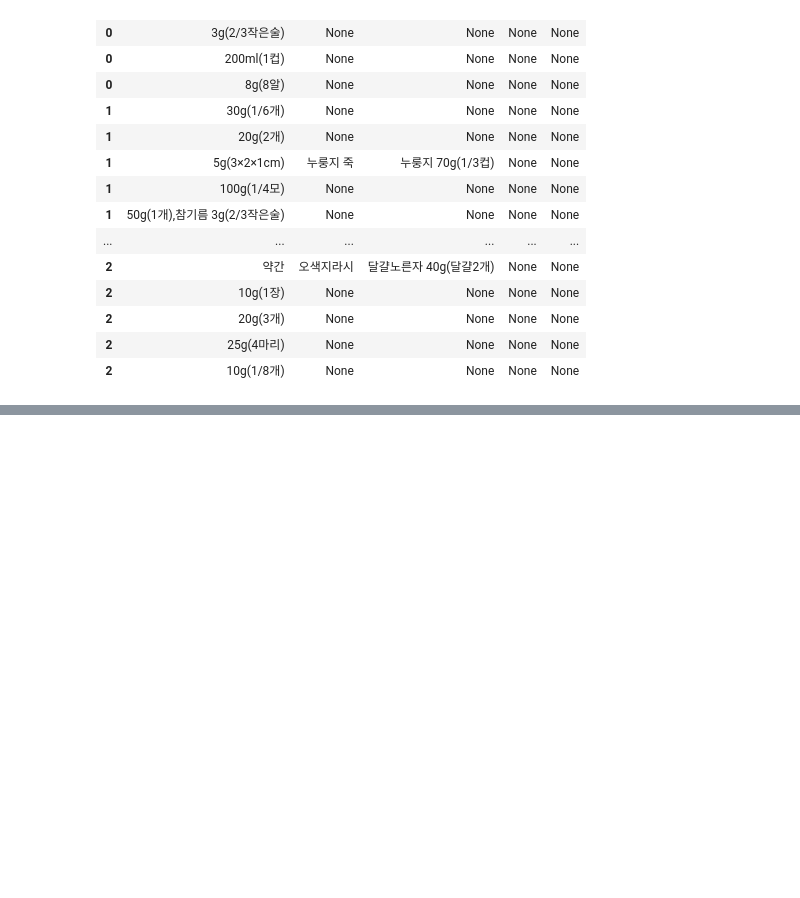
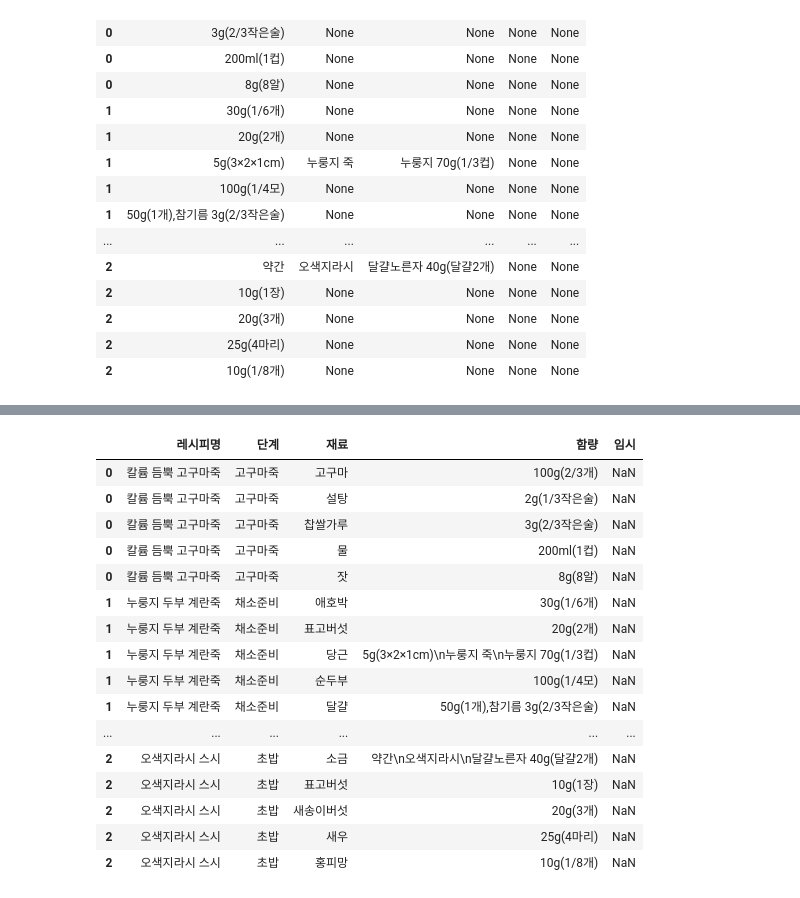
Before and after one commit to SeolahPark/python, a Jupyter notebook: 15.work/ojt.ipynb, the cells around one changed output, grey strips where cells are left out. Saved outputs shown, nothing was run; the diff lists cells and outputs as text; code cells hidden in the pictures; blank space fills up the shorter version.

```diff
--- a/15.work/ojt.ipynb
+++ b/15.work/ojt.ipynb
@@ -204,0 +336,3 @@ res.head(20)
+# %%
+res = res.drop(labels = "임시", axis = "columns")
+res.head(20)
@@ -204,0 +351,3 @@ res.head(20)
+# %%
+df = res
+df.head(20)
@@ -204,0 +372,3 @@ res.head(20)
+# %%
+res = df["함량"].str.split(pat = "\n", expand = True)
+res.head(20)
@@ -204,0 +393,3 @@ res.head(20)
+# %%
+res = res.stack().reset_index(level=1, drop=True).to_frame('임시')
+res.head(20)
@@ -204,0 +414,21 @@ res.head(20)
+# %%
+res = pd.concat([df, res])
+res.head(20)
+# %% [output]
+|  | 레시피명 | 단계 | 재료 | 함량 | 임시 |
+| 0 | 칼륨 듬뿍 고구마죽 | 고구마죽 | 고구마 | 100g(2/3개) | NaN |
+| 0 | 칼륨 듬뿍 고구마죽 | 고구마죽 | 설탕 | 2g(1/3작은술) | NaN |
+| 0 | 칼륨 듬뿍 고구마죽 | 고구마죽 | 찹쌀가루 | 3g(2/3작은술) | NaN |
+| 0 | 칼륨 듬뿍 고구마죽 | 고구마죽 | 물 | 200ml(1컵) | NaN |
+| 0 | 칼륨 듬뿍 고구마죽 | 고구마죽 | 잣 | 8g(8알) | NaN |
+| 1 | 누룽지 두부 계란죽 | 채소준비 | 애호박 | 30g(1/6개) | NaN |
+| 1 | 누룽지 두부 계란죽 | 채소준비 | 표고버섯 | 20g(2개) | NaN |
+| 1 | 누룽지 두부 계란죽 | 채소준비 | 당근 | 5g(3×2×1cm)\n누룽지 죽\n누룽지 70g(1/3컵) | NaN |
+| 1 | 누룽지 두부 계란죽 | 채소준비 | 순두부 | 100g(1/4모) | NaN |
+| 1 | 누룽지 두부 계란죽 | 채소준비 | 달걀 | 50g(1개),참기름 3g(2/3작은술) | NaN |
+| ... | ... | ... | ... | ... | ... |
+| 2 | 오색지라시 스시 | 초밥 | 소금 | 약간\n오색지라시\n달걀노른자 40g(달걀2개) | NaN |
+| 2 | 오색지라시 스시 | 초밥 | 표고버섯 | 10g(1장) | NaN |
+| 2 | 오색지라시 스시 | 초밥 | 새송이버섯 | 20g(3개) | NaN |
+| 2 | 오색지라시 스시 | 초밥 | 새우 | 25g(4마리) | NaN |
+| 2 | 오색지라시 스시 | 초밥 | 홍피망 | 10g(1/8개) | NaN |
```
Also changed, not shown: parts of 17 cells of this notebook, 2 other files.
